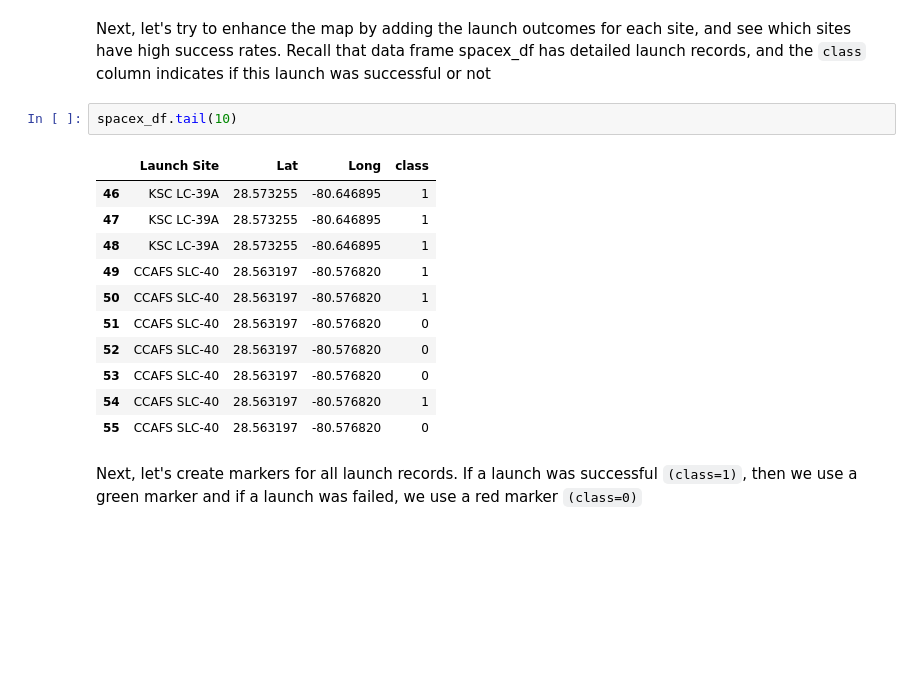
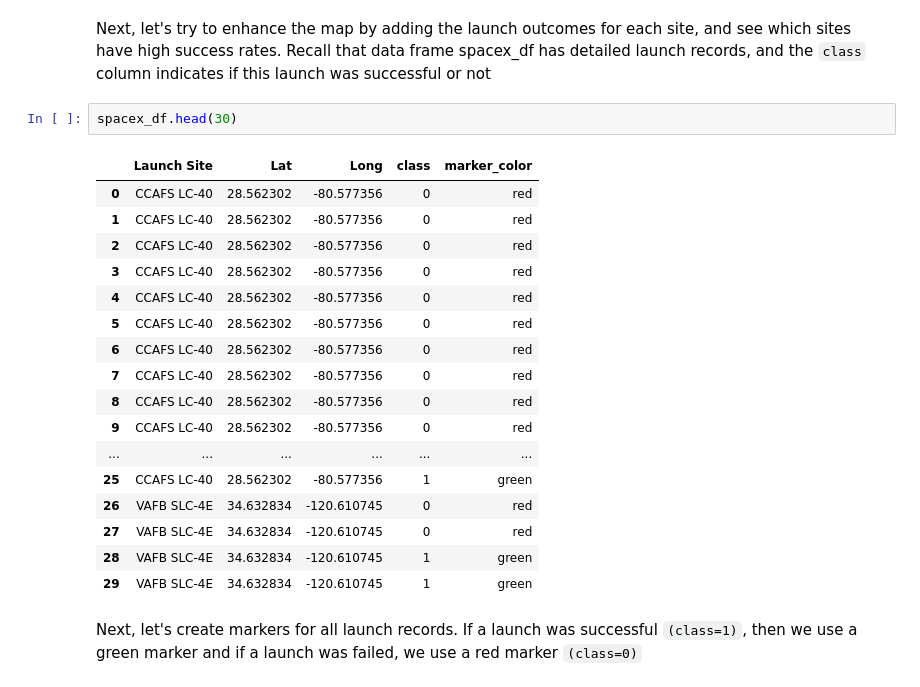
Before and after one commit to arina001/capstone, a Jupyter notebook: NRlab_jupyter_launch_site_location.ipynb, the cells around one changed output. Drawn from its saved outputs; the diff is of its cells as text; blank space fills up the shorter version.

```diff
--- a/NRlab_jupyter_launch_site_location.ipynb
+++ b/NRlab_jupyter_launch_site_location.ipynb
@@ -218,20 +237,26 @@ Also please try to explain your findings.
 # %% [markdown]
 Next, let's try to enhance the map by adding the launch outcomes for each site, and see which sites have high success rates.
 Recall that data frame spacex_df has detailed launch records, and the `class` column indicates if this launch was successful or not
-# %%
-spacex_df.tail(10)
-# %% [output]
-|  | Launch Site | Lat | Long | class |
-| 46 | KSC LC-39A | 28.573255 | -80.646895 | 1 |
-| 47 | KSC LC-39A | 28.573255 | -80.646895 | 1 |
-| 48 | KSC LC-39A | 28.573255 | -80.646895 | 1 |
-| 49 | CCAFS SLC-40 | 28.563197 | -80.576820 | 1 |
-| 50 | CCAFS SLC-40 | 28.563197 | -80.576820 | 1 |
-| 51 | CCAFS SLC-40 | 28.563197 | -80.576820 | 0 |
-| 52 | CCAFS SLC-40 | 28.563197 | -80.576820 | 0 |
-| 53 | CCAFS SLC-40 | 28.563197 | -80.576820 | 0 |
-| 54 | CCAFS SLC-40 | 28.563197 | -80.576820 | 1 |
-| 55 | CCAFS SLC-40 | 28.563197 | -80.576820 | 0 |
+# %%
+spacex_df.head(30)
+# %% [output]
+|  | Launch Site | Lat | Long | class | marker_color |
+| 0 | CCAFS LC-40 | 28.562302 | -80.577356 | 0 | red |
+| 1 | CCAFS LC-40 | 28.562302 | -80.577356 | 0 | red |
+| 2 | CCAFS LC-40 | 28.562302 | -80.577356 | 0 | red |
+| 3 | CCAFS LC-40 | 28.562302 | -80.577356 | 0 | red |
+| 4 | CCAFS LC-40 | 28.562302 | -80.577356 | 0 | red |
+| 5 | CCAFS LC-40 | 28.562302 | -80.577356 | 0 | red |
+| 6 | CCAFS LC-40 | 28.562302 | -80.577356 | 0 | red |
+| 7 | CCAFS LC-40 | 28.562302 | -80.577356 | 0 | red |
+| 8 | CCAFS LC-40 | 28.562302 | -80.577356 | 0 | red |
+| 9 | CCAFS LC-40 | 28.562302 | -80.577356 | 0 | red |
+| ... | ... | ... | ... | ... | ... |
+| 25 | CCAFS LC-40 | 28.562302 | -80.577356 | 1 | green |
+| 26 | VAFB SLC-4E | 34.632834 | -120.610745 | 0 | red |
+| 27 | VAFB SLC-4E | 34.632834 | -120.610745 | 0 | red |
+| 28 | VAFB SLC-4E | 34.632834 | -120.610745 | 1 | green |
+| 29 | VAFB SLC-4E | 34.632834 | -120.610745 | 1 | green |
 # %% [markdown]
 Next, let's create markers for all launch records.
 If a launch was successful `(class=1)`, then we use a green marker and if a launch was failed, we use a red marker `(class=0)`
```
Also changed, not shown: parts of 4 cells of this notebook, 7 other files.
